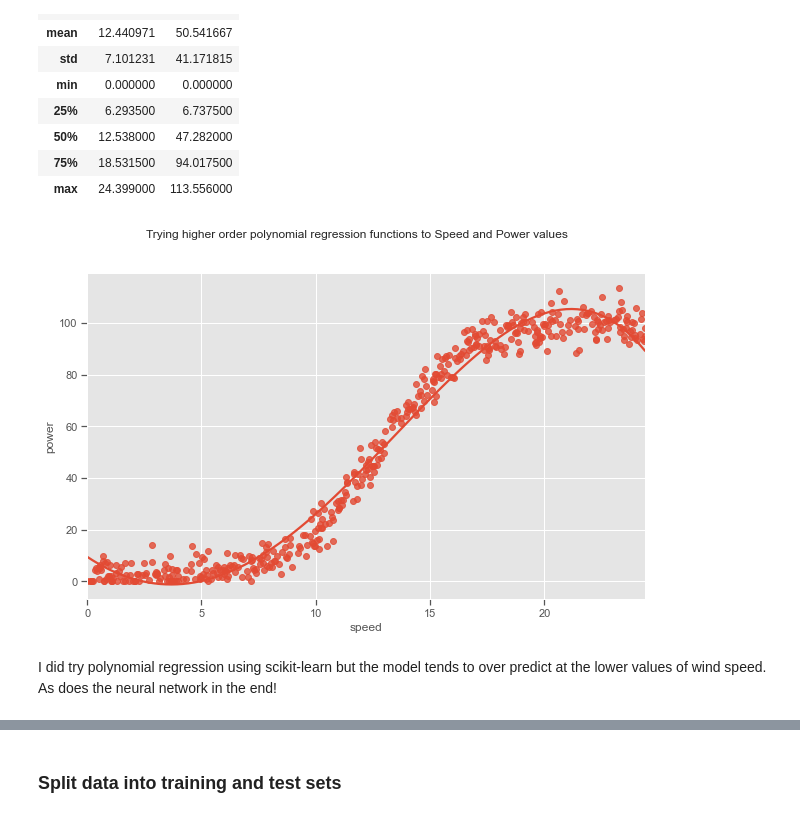
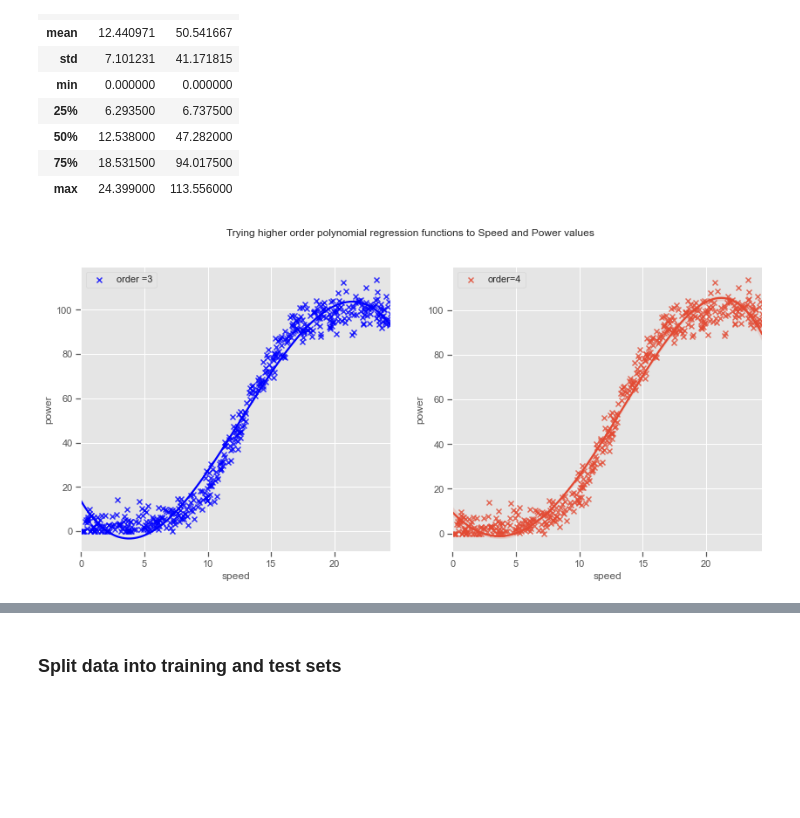
Before and after one commit to angela1C/MLASProject, a Jupyter notebook: wind_project.ipynb, the cells around one changed output, grey strips where cells are left out. Saved outputs shown, nothing was run; the diff lists cells and outputs as text; code cells hidden in the pictures; blank space fills up the shorter version.

```diff
--- a/wind_project.ipynb
+++ b/wind_project.ipynb
@@ -289,8 +285,8 @@ The scatter plot shows an increasing linear trend in the middle range of the win
 plt.style.use('ggplot')
 
 # Plot size.
-plt.rcParams['figure.figsize'] = (14, 10)
-sns.scatterplot(x=df['speed'],y=df['power'])
+plt.rcParams['figure.figsize'] = (12, 8)
+sns.scatterplot(x=df['speed'],y=df['power'], marker="x")
 plt.grid(True)
 # add title
 plt.title("Scatter plot of Speed and Power");
@@ -355,4 +325,5 @@ The residual plot here does have a shape which suggest non-linearity in the data
 # %%
+plt.rcParams['figure.figsize'] = (10, 5)
 sns.residplot(x="speed", y="power", data=df, scatter_kws={"s": 80})
 plt.title("Residual plot"); plt.show()
 # %% [output]
@@ -488,7 +459,7 @@ X.shape
 plt.style.use('ggplot')
 
 # Plot size.
-plt.rcParams['figure.figsize'] = (10, 6)
+plt.rcParams['figure.figsize'] = (14, 8)
 # Plot the data set.
 
 # Plot the data set.
@@ -499,4 +470,5 @@ kmeans = skcl.KMeans(n_clusters=3, random_state=0).fit(X)
 plt.plot(X[kmeans.labels_ == 0][:,0], X[kmeans.labels_ == 0][:,1], 'gx')
 plt.plot(X[kmeans.labels_ == 1][:,0], X[kmeans.labels_ == 1][:,1], 'rx')
 plt.plot(X[kmeans.labels_ == 2][:,0], X[kmeans.labels_ == 2][:,1], 'bx')
+plt.show()
 # %% [output]
@@ -736,18 +707,17 @@ dfx.describe()
 | 75% | 18.531500 | 94.017500 |
 | max | 24.399000 | 113.556000 |
 # %%
-
+f, axes = plt.subplots(1, 2, figsize=(14, 6))
 x = "speed"
 y = "power"
 
-sns.regplot(x="speed", y="power", data=dfx, order=4, label="order =3", ci=False)
-
+sns.regplot(x="speed", y="power", data=dfx, order=3, ax=axes[0], label="order =3", ci=False, color="blue", marker="x"); axes[0].legend()
+sns.regplot(x="speed", y="power", data=dfx, order=4, ax=axes[1], label = "order=4",marker='x'); axes[1].legend()
+plt.legend()
 plt.suptitle("Trying higher order polynomial regression functions to Speed and Power values")
 plt.show()
 # %% [output]
-[figure, old version]
+[figure, new version]
-# %% [markdown]
-I did try polynomial regression using scikit-learn but the model tends to over predict at the lower values of wind speed. As does the neural network in the end!
 # %%
 from sklearn.preprocessing import PolynomialFeatures
 from sklearn.linear_model import LinearRegression
```
Also changed, not shown: parts of 196 cells of this notebook, 5 other files.
